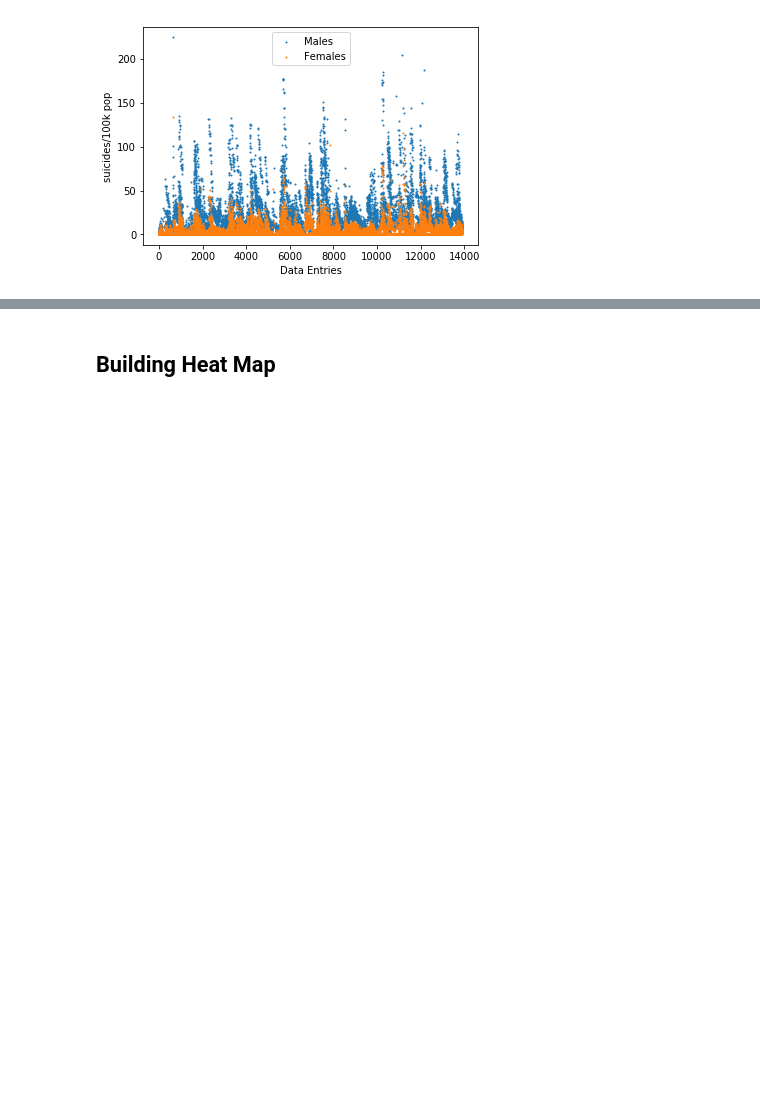
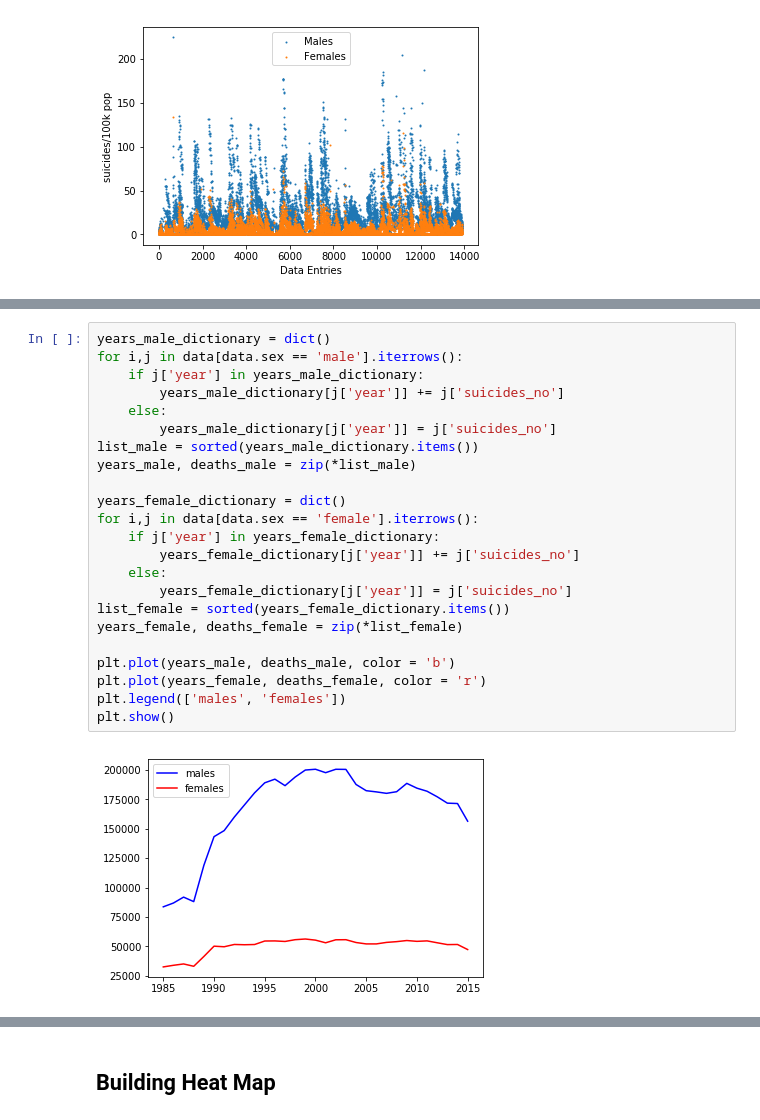
Before and after one commit to jbhesania/COGS108_26, a Jupyter notebook: DataExploration.ipynb, the cells around one changed output, grey strips where cells are left out. Drawn from its saved outputs; the diff is of its cells as text; blank space fills up the shorter version.

```diff
--- a/DataExploration.ipynb
+++ b/DataExploration.ipynb
@@ -133,0 +131,25 @@ plt.show()
+# %%
+years_male_dictionary = dict()
+for i,j in data[data.sex == 'male'].iterrows():
+    if j['year'] in years_male_dictionary:
+        years_male_dictionary[j['year']] += j['suicides_no']
+    else:
+        years_male_dictionary[j['year']] = j['suicides_no']
+list_male = sorted(years_male_dictionary.items())
+years_male, deaths_male = zip(*list_male)
+
+years_female_dictionary = dict()
+for i,j in data[data.sex == 'female'].iterrows():
+    if j['year'] in years_female_dictionary:
+        years_female_dictionary[j['year']] += j['suicides_no']
+    else:
+        years_female_dictionary[j['year']] = j['suicides_no']
+list_female = sorted(years_female_dictionary.items())
+years_female, deaths_female = zip(*list_female)
+
+plt.plot(years_male, deaths_male, color = 'b')
+plt.plot(years_female, deaths_female, color = 'r')
+plt.legend(['males', 'females'])
+plt.show()
+# %% [output]
+[figure, added]
```
Also changed, not shown: parts of 11 cells of this notebook.
